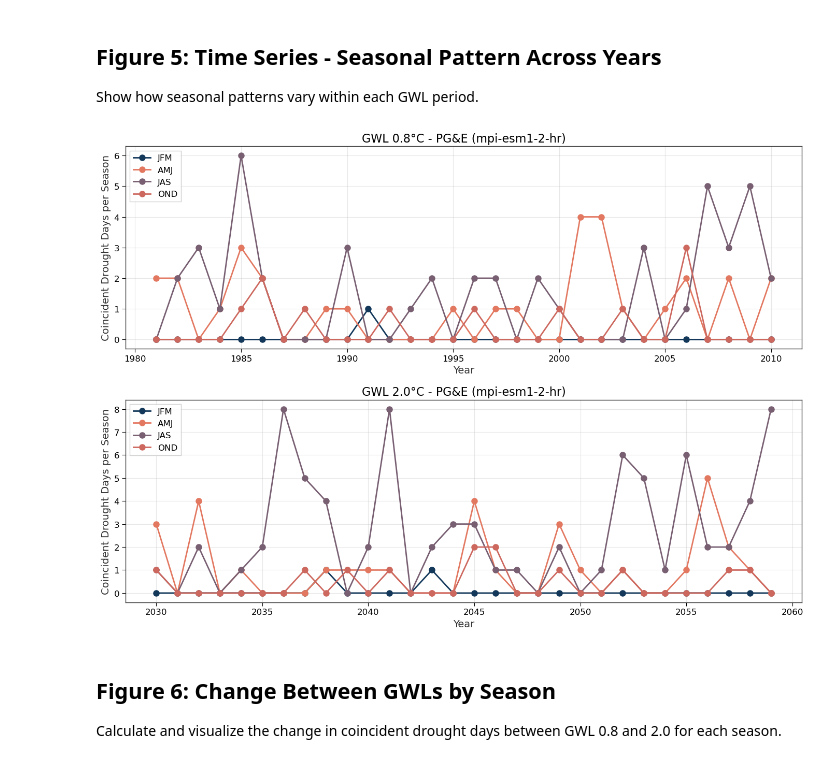
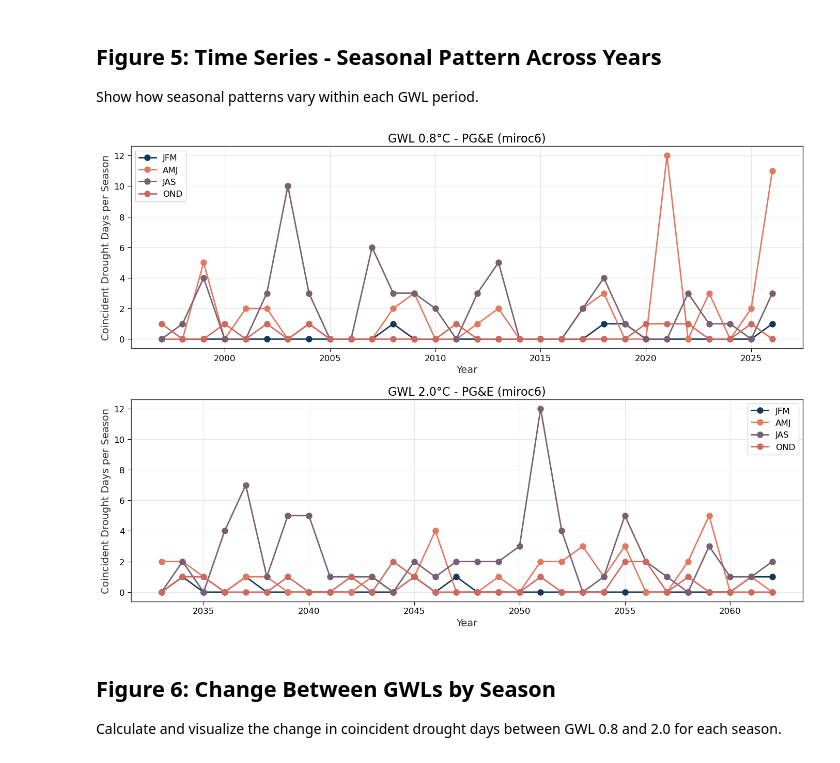
Before and after one commit to Eagle-Rock-Analytics/renewable-analysis, a Jupyter notebook: notebooks/coincident_drought/seasonal_coincident_drought_analysis.ipynb, the cells around one changed output. Drawn from its saved outputs; the diff is of its cells as text; code cells hidden in the pictures.

```diff
--- a/notebooks/coincident_drought/seasonal_coincident_drought_analysis.ipynb
+++ b/notebooks/coincident_drought/seasonal_coincident_drought_analysis.ipynb
@@ -650,7 +650,7 @@ Show how seasonal patterns vary within each GWL period.
 # %%
 # Time series of seasonal coincident drought for selected region
 selected_region = "PG&E"
-selected_sim = "mpi-esm1-2-hr"
+selected_sim = "miroc6"
 
 fig, axes = plt.subplots(2, 1, figsize=(14, 10))
 
@@ -676,34 +676,34 @@ for idx, gwl in enumerate(target_gwls):
 
     months = coincident_mask.time.dt.month.values
     season_labels = xr.DataArray(
         [month_to_season[m] for m in months],
         dims=['time'],
         coords={'time': coincident_mask.time}
     )
 
     # Group by season and year, then sum
     coincident_by_season = coincident_mask.groupby(season_labels)
 
     # Plot each season
     for season in seasons:
         season_data = coincident_by_season[season]
         # Resample to yearly and sum within each year
         yearly = season_data.resample(time='YE').sum()
 
         ax.plot(yearly.time.dt.year, yearly.values,
                marker='o', label=season, linewidth=2)
 
     ax.set_xlabel('Year')
     ax.set_ylabel('Coincident Drought Days per Season')
     ax.set_title(f'GWL {gwl}°C - {selected_region} ({selected_sim})')
     ax.legend()
     ax.grid(alpha=0.3)
 
 plt.tight_layout()
 plt.savefig(f'seasonal_timeseries_{selected_region}_{selected_sim}.png', dpi=300, bbox_inches='tight')
 plt.show()
 # %% [output]
-[figure, old version]
+[figure, new version]
 # %% [markdown]
 ## Figure 6: Change Between GWLs by Season
 
```
Also changed, not shown: parts of 3 cells of this notebook, 8 other files.
